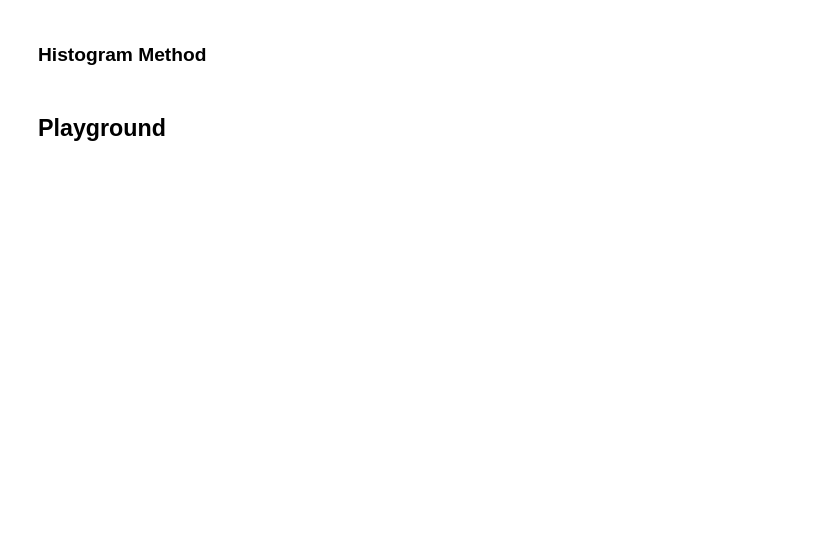
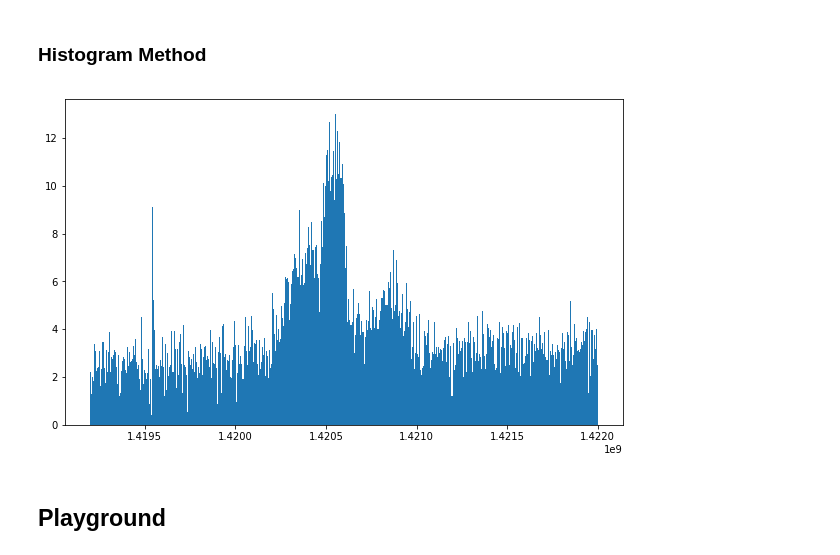
Before and after one commit to ShaabanM/ast2050_lab3, a Jupyter notebook: Analysis.ipynb, the cells around one changed output. Saved outputs shown, nothing was run; the diff lists cells and outputs as text; code cells hidden in the pictures; blank space fills up the shorter version.

```diff
--- a/Analysis.ipynb
+++ b/Analysis.ipynb
@@ -337,2 +336,14 @@ plt.plot(rts,vv,'.')
 # %% [markdown]
 ### Histogram Method
+# %%
+x = data_2['altair'].astype(float)[::,0]
+y = data_2['altair'].astype(float)[::,1] - data_2["off"].astype(float)[::,1]
+x = x[int(len(x)/2.5):int(len(x)*3/4)]
+y = y[int(len(y)/2.5):int(len(y)*3/4)]
+for j in range(12):
+    y[np.argmax(y)] = np.mean(y)
+    y[np.argmin(y)] = np.mean(y)
+
+plt.hist(x,weights=y,bins=500);
+# %% [output]
+[figure, added]
```
Also changed, not shown: parts of 30 cells of this notebook.
